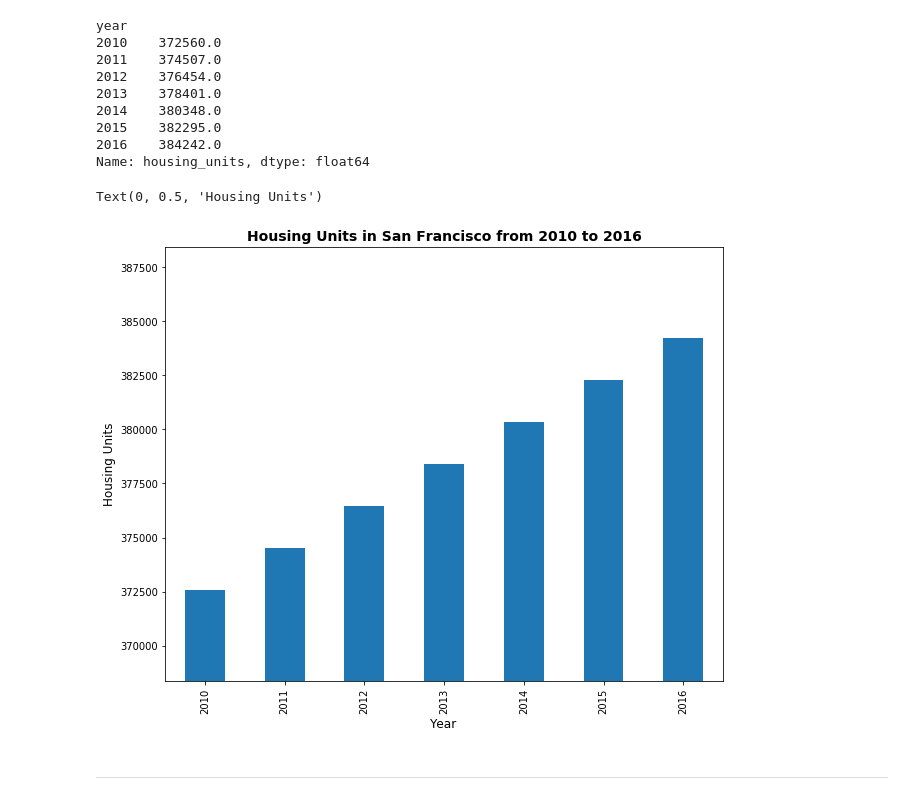
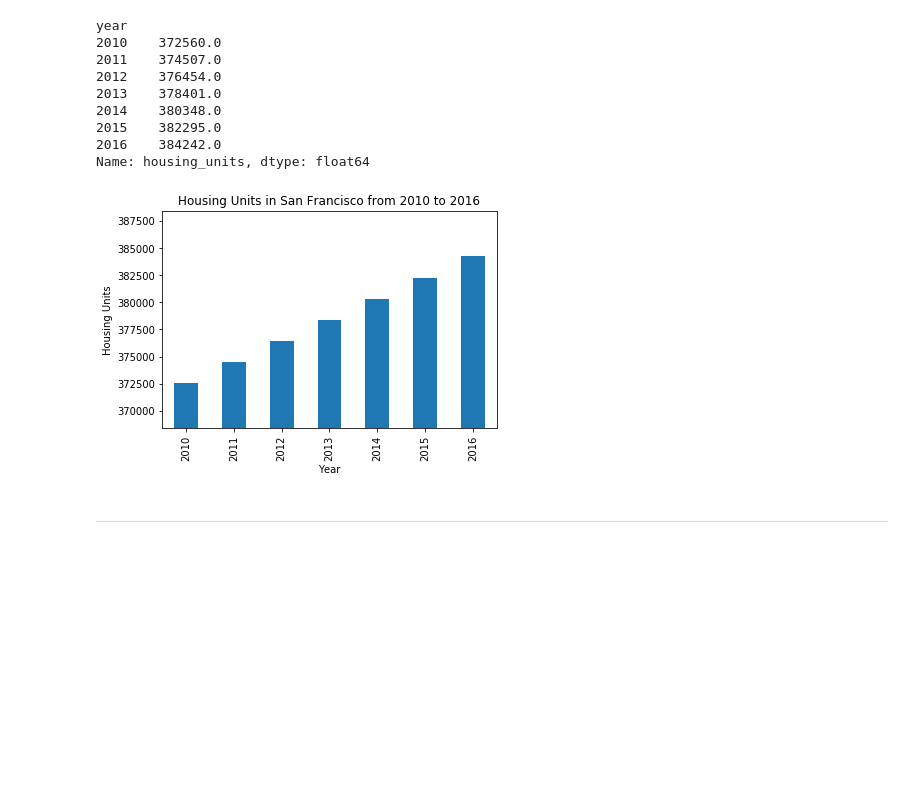
Before and after one commit to spearl7076/Unit6-Homework, a Jupyter notebook: Homework/Instructions/Starter_Code/rental_analysis.ipynb, the cells around one changed output. Saved outputs shown, nothing was run; the diff lists cells and outputs as text; code cells hidden in the pictures; blank space fills up the shorter version.

```diff
--- a/Homework/Instructions/Starter_Code/rental_analysis.ipynb
+++ b/Homework/Instructions/Starter_Code/rental_analysis.ipynb
@@ -75,17 +75,24 @@ housing_units.to_csv(housing_unit_file_path)
 # %%
 # Use the Pandas plot function to plot the average housing units per year.
 # Note: You will need to manually adjust the y limit of the chart using the min and max values from above.
-ax = housing_units.plot.bar(figsize=[10,8])
-plt.title("Housing Units in San Francisco from 2010 to 2016", fontweight='bold', fontsize=14)
-plt.ylim(housing_units_min - housing_units_std, housing_units_max + housing_units_std)
-plt.xlabel("Year", fontsize=12)
-plt.ylabel("Housing Units", fontsize=12)
+#ax = housing_units.plot.bar(figsize=[10,8])
+#plt.title("Housing Units in San Francisco from 2010 to 2016", fontweight='bold', fontsize=14)
+#plt.ylim(housing_units_min - housing_units_std, housing_units_max + housing_units_std)
+#plt.xlabel("Year", fontsize=12)
+#plt.ylabel("Housing Units", fontsize=12)
+
+housing_units_plot = housing_units.plot.bar(
+        title="Housing Units in San Francisco from 2010 to 2016",
+        ylim=(housing_units_min - housing_units_std, housing_units_max + housing_units_std),
+        xlabel='Year',
+        ylabel='Housing Units'
+)
+
 
 # Optional Challenge: Use the min, max, and std to scale the y limits of the chart
 # I did the optional challenge up top
 # %% [output]
-Text(0, 0.5, 'Housing Units')
-[figure, old version]
+[figure, new version]
 # %% [markdown]
 - - -
 # %% [markdown]
```
Also changed, not shown: parts of 8 cells of this notebook.
